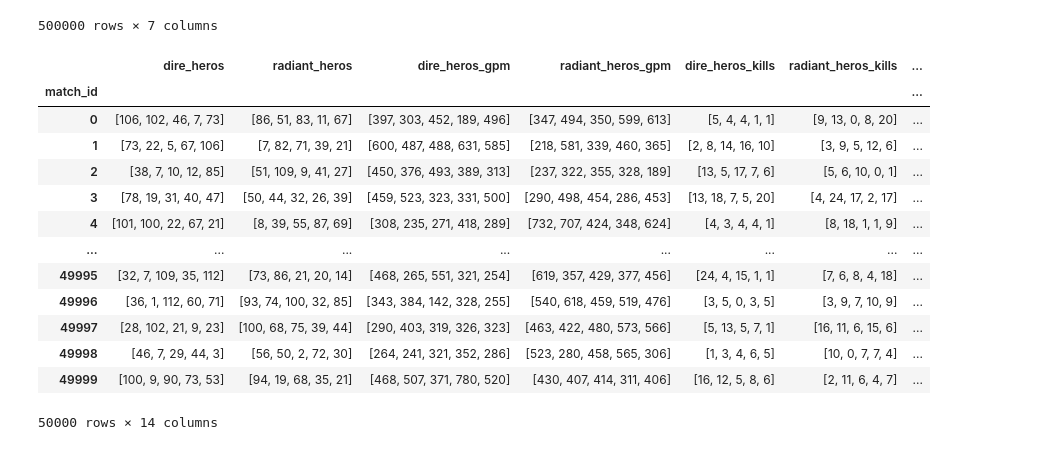
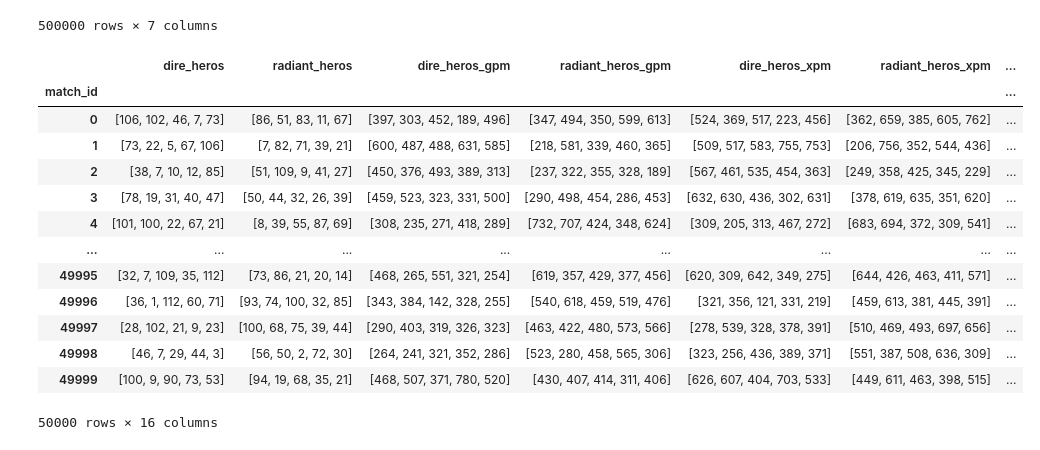
Before and after one commit to Mvtj22/ExploringDota2MatchData, a Jupyter notebook: Dota2matches:6-70-6-88.ipynb, the cells around one changed output. Cells and saved outputs as stored; diff of their text form; code cells hidden in the pictures.

Commit message:
Kaggle Notebook | Dota2Matches: 6.70-6.88 | Get data from Stratz

```diff
--- a/Dota2matches:6-70-6-88.ipynb
+++ b/Dota2matches:6-70-6-88.ipynb
@@ -184,44 +183,48 @@ players["radiant"] = (players['player_slot'] < 5)
 
 #Groups by match id and radiant boolean, and for each will combine hero_id into a list
 combinedPlayerData = players.groupby(['match_id','radiant'])
 
 combinedHeroID = combinedPlayerData.hero_id.apply(lambda x: x.tolist())
 combinedGPM = combinedPlayerData.gold_per_min.apply(lambda x: x.tolist())
+combinedXPM = combinedPlayerData.xp_per_min.apply(lambda x: x.tolist())
 combinedKills = combinedPlayerData.kills.apply(lambda x: x.tolist())
 combinedDeaths = combinedPlayerData.deaths.apply(lambda x: x.tolist())
 
 #We unstack so that we can get the team lists for each match_id into columns instead of a row for each match_id
 combinedHeroID = combinedHeroID.unstack()
 combinedGPM = combinedGPM.unstack()
+combinedXPM = combinedXPM.unstack()
 combinedKills = combinedKills.unstack()
 combinedDeaths = combinedDeaths.unstack()
 
 #We rename the columns to make more sense
 combinedHeroID.columns = ['dire_heros','radiant_heros']
 combinedGPM.columns = ['dire_heros_gpm','radiant_heros_gpm']
+combinedXPM.columns = ['dire_heros_xpm','radiant_heros_xpm']
 combinedKills.columns = ['dire_heros_kills','radiant_heros_kills']
 combinedDeaths.columns = ['dire_heros_deaths','radiant_heros_deaths']
 
 mergedPlayerData = combinedHeroID.merge(combinedGPM,left_on='match_id',right_on='match_id')
+mergedPlayerData = mergedPlayerData.merge(combinedXPM,left_on='match_id',right_on='match_id')
 mergedPlayerData = mergedPlayerData.merge(combinedKills,left_on='match_id',right_on='match_id')
 mergedPlayerData = mergedPlayerData.merge(combinedDeaths,left_on='match_id',right_on='match_id')
 
 #Here we merge the two DataFrames together on the match_id columns, and make the match_id the index
 merged = mergedPlayerData.merge(match,left_on='match_id',right_on='match_id')
 merged = merged.set_index('match_id')
 merged
 # %% [output]
-|  | dire_heros | radiant_heros | dire_heros_gpm | radiant_heros_gpm | dire_heros_kills | radiant_heros_kills | ... |
+|  | dire_heros | radiant_heros | dire_heros_gpm | radiant_heros_gpm | dire_heros_xpm | radiant_heros_xpm | ... |
 | match_id |  |  |  |  |  |  | ... |
-| 0 | [106, 102, 46, 7, 73] | [86, 51, 83, 11, 67] | [397, 303, 452, 189, 496] | [347, 494, 350, 599, 613] | [5, 4, 4, 1, 1] | [9, 13, 0, 8, 20] | ... |
-| 1 | [73, 22, 5, 67, 106] | [7, 82, 71, 39, 21] | [600, 487, 488, 631, 585] | [218, 581, 339, 460, 365] | [2, 8, 14, 16, 10] | [3, 9, 5, 12, 6] | ... |
-| 2 | [38, 7, 10, 12, 85] | [51, 109, 9, 41, 27] | [450, 376, 493, 389, 313] | [237, 322, 355, 328, 189] | [13, 5, 17, 7, 6] | [5, 6, 10, 0, 1] | ... |
-| 3 | [78, 19, 31, 40, 47] | [50, 44, 32, 26, 39] | [459, 523, 323, 331, 500] | [290, 498, 454, 286, 453] | [13, 18, 7, 5, 20] | [4, 24, 17, 2, 17] | ... |
-| 4 | [101, 100, 22, 67, 21] | [8, 39, 55, 87, 69] | [308, 235, 271, 418, 289] | [732, 707, 424, 348, 624] | [4, 3, 4, 4, 1] | [8, 18, 1, 1, 9] | ... |
+| 0 | [106, 102, 46, 7, 73] | [86, 51, 83, 11, 67] | [397, 303, 452, 189, 496] | [347, 494, 350, 599, 613] | [524, 369, 517, 223, 456] | [362, 659, 385, 605, 762] | ... |
+| 1 | [73, 22, 5, 67, 106] | [7, 82, 71, 39, 21] | [600, 487, 488, 631, 585] | [218, 581, 339, 460, 365] | [509, 517, 583, 755, 753] | [206, 756, 352, 544, 436] | ... |
+| 2 | [38, 7, 10, 12, 85] | [51, 109, 9, 41, 27] | [450, 376, 493, 389, 313] | [237, 322, 355, 328, 189] | [567, 461, 535, 454, 363] | [249, 358, 425, 345, 229] | ... |
+| 3 | [78, 19, 31, 40, 47] | [50, 44, 32, 26, 39] | [459, 523, 323, 331, 500] | [290, 498, 454, 286, 453] | [632, 630, 436, 302, 631] | [378, 619, 635, 351, 620] | ... |
+| 4 | [101, 100, 22, 67, 21] | [8, 39, 55, 87, 69] | [308, 235, 271, 418, 289] | [732, 707, 424, 348, 624] | [309, 205, 313, 467, 272] | [683, 694, 372, 309, 541] | ... |
 | ... | ... | ... | ... | ... | ... | ... | ... |
-| 49995 | [32, 7, 109, 35, 112] | [73, 86, 21, 20, 14] | [468, 265, 551, 321, 254] | [619, 357, 429, 377, 456] | [24, 4, 15, 1, 1] | [7, 6, 8, 4, 18] | ... |
-| 49996 | [36, 1, 112, 60, 71] | [93, 74, 100, 32, 85] | [343, 384, 142, 328, 255] | [540, 618, 459, 519, 476] | [3, 5, 0, 3, 5] | [3, 9, 7, 10, 9] | ... |
-| 49997 | [28, 102, 21, 9, 23] | [100, 68, 75, 39, 44] | [290, 403, 319, 326, 323] | [463, 422, 480, 573, 566] | [5, 13, 5, 7, 1] | [16, 11, 6, 15, 6] | ... |
-| 49998 | [46, 7, 29, 44, 3] | [56, 50, 2, 72, 30] | [264, 241, 321, 352, 286] | [523, 280, 458, 565, 306] | [1, 3, 4, 6, 5] | [10, 0, 7, 7, 4] | ... |
-| 49999 | [100, 9, 90, 73, 53] | [94, 19, 68, 35, 21] | [468, 507, 371, 780, 520] | [430, 407, 414, 311, 406] | [16, 12, 5, 8, 6] | [2, 11, 6, 4, 7] | ... |
+| 49995 | [32, 7, 109, 35, 112] | [73, 86, 21, 20, 14] | [468, 265, 551, 321, 254] | [619, 357, 429, 377, 456] | [620, 309, 642, 349, 275] | [644, 426, 463, 411, 571] | ... |
+| 49996 | [36, 1, 112, 60, 71] | [93, 74, 100, 32, 85] | [343, 384, 142, 328, 255] | [540, 618, 459, 519, 476] | [321, 356, 121, 331, 219] | [459, 613, 381, 445, 391] | ... |
+| 49997 | [28, 102, 21, 9, 23] | [100, 68, 75, 39, 44] | [290, 403, 319, 326, 323] | [463, 422, 480, 573, 566] | [278, 539, 328, 378, 391] | [510, 469, 493, 697, 656] | ... |
+| 49998 | [46, 7, 29, 44, 3] | [56, 50, 2, 72, 30] | [264, 241, 321, 352, 286] | [523, 280, 458, 565, 306] | [323, 256, 436, 389, 371] | [551, 387, 508, 636, 309] | ... |
+| 49999 | [100, 9, 90, 73, 53] | [94, 19, 68, 35, 21] | [468, 507, 371, 780, 520] | [430, 407, 414, 311, 406] | [626, 607, 404, 703, 533] | [449, 611, 463, 398, 515] | ... |
-50000 rows × 14 columns
+50000 rows × 16 columns
```
Also changed, not shown: parts of 11 cells of this notebook.
